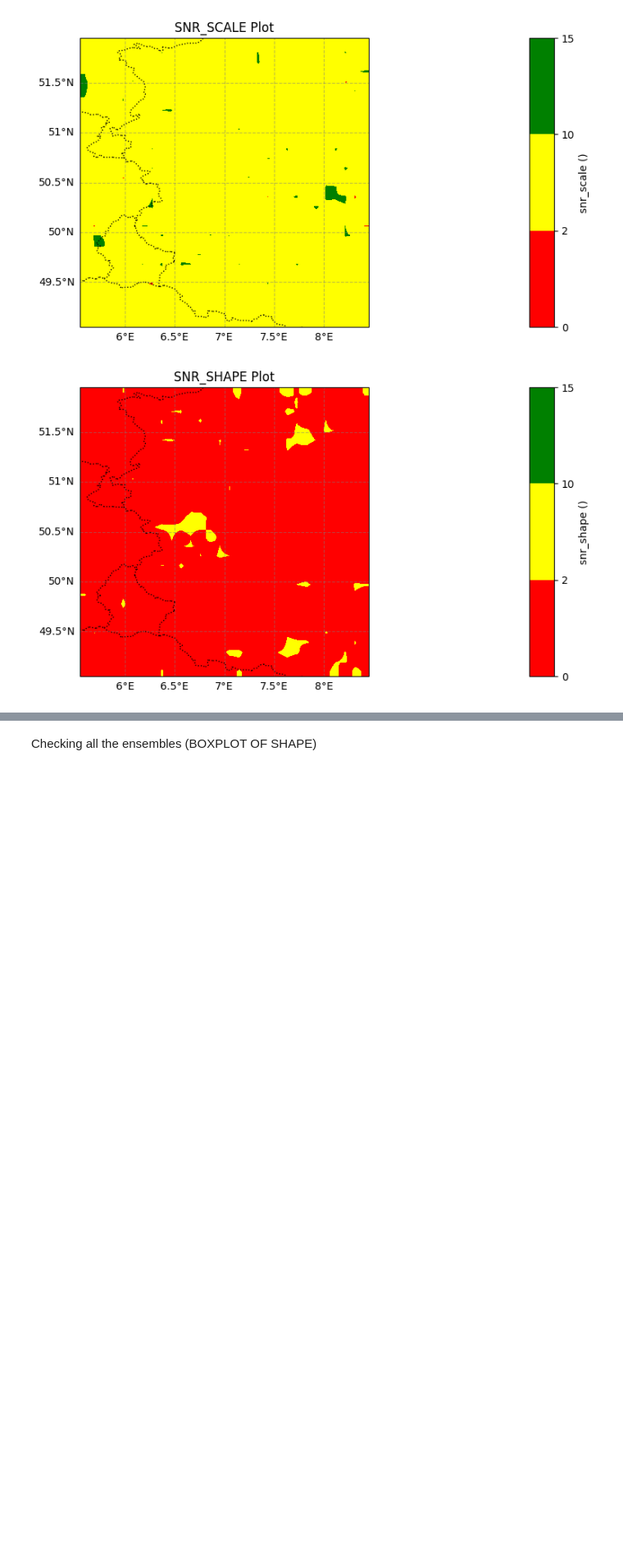
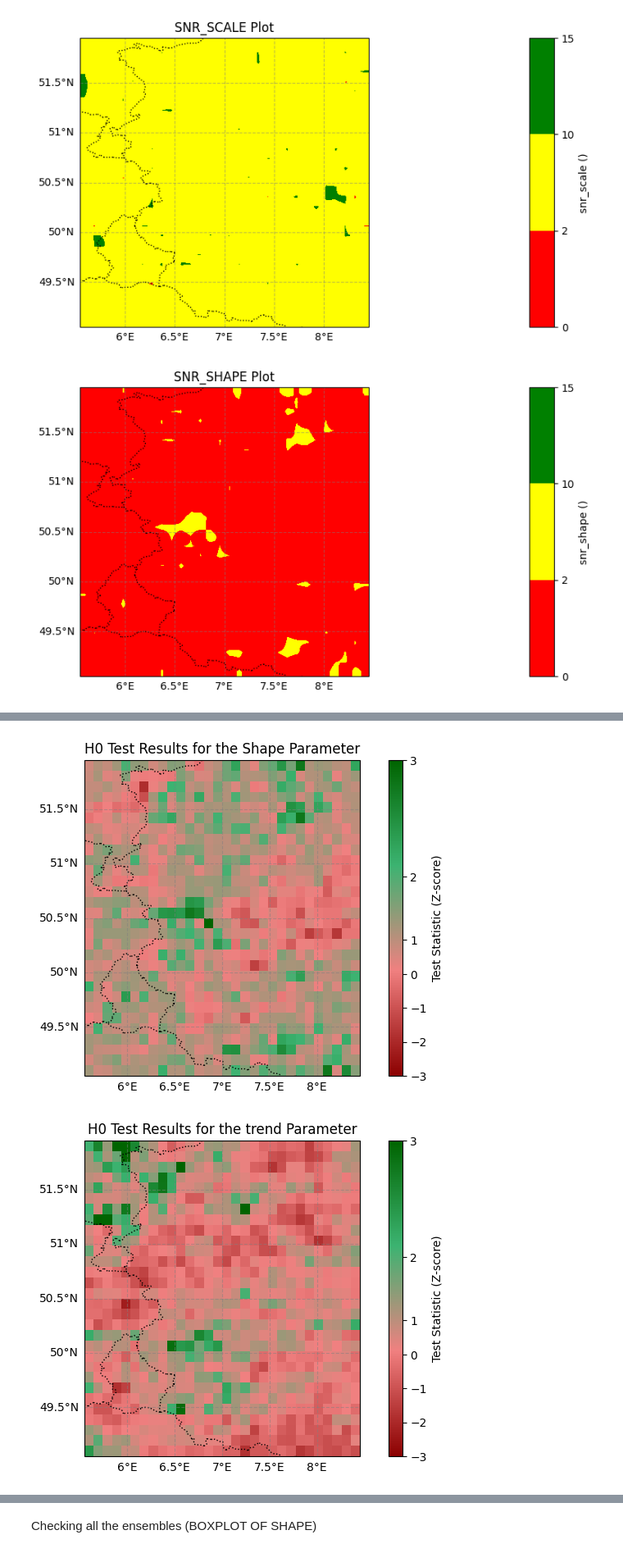
Before and after one commit to RPGSynth/EVT_Univariate, a Jupyter notebook: Exploration/main.ipynb, the cells around one changed output, grey strips where cells are left out. Shown at 82% size. Drawn from its saved outputs; the diff is of its cells as text; code cells hidden in the pictures; blank space fills up the shorter version.

```diff
--- a/Exploration/main.ipynb
+++ b/Exploration/main.ipynb
@@ -908,7 +1068,7 @@ plot_datacube(
 [figure]
 [figure]
 # %%
-def fit_gev_model_with_t_statistic(ds, exog={}, h0_loc=0, h0_scale=0, h0_shape=0):
+def fit_gev_model_with_t_statistic(ds, exog={'location':EOBS["tempanomalyMean"]}, h0_loc=0, h0_scale=0, h0_shape=0):
     """
     Fit a GEV model to each spatial pixel's time series of prmax values,
     compute the t-statistic for each parameter against user-defined null hypothesis values (H0),
@@ -925,9 +1085,9 @@ def fit_gev_model_with_t_statistic(ds, exog={}, h0_loc=0, h0_scale=0, h0_shape=0
     xarray.Dataset: A binary Dataset (0 or 1) indicating whether H0 is true for each parameter.
     """
     # Initialize arrays to store binary results for each parameter
-    shape_h0 = np.full((ds.dims['lat'], ds.dims['lon']), 0)
-    location_h0 = np.full((ds.dims['lat'], ds.dims['lon']), 0)
-    scale_h0 = np.full((ds.dims['lat'], ds.dims['lon']), 0)
+    shape_h0 = np.full((ds.dims['lat'], ds.dims['lon']), np.nan)
+    location_h0 = np.full((ds.dims['lat'], ds.dims['lon']), np.nan)
+    scale_h0 = np.full((ds.dims['lat'], ds.dims['lon']), np.nan)
 
     # Loop over each spatial pixel
     for i, lat in enumerate(ds['lat'].values):
@@ -946,16 +1106,16 @@ def fit_gev_model_with_t_statistic(ds, exog={}, h0_loc=0, h0_scale=0, h0_shape=0
                 se_params = fit_result.SE()  # Standard errors for all parameters
 
                 # Compute t-statistics for each parameter
-                t_shape = (theta_hat[2] - h0_shape) / se_params[2] if se_params[2] > 0 else np.nan
-                t_location = (theta_hat[0] - h0_loc) / se_params[0] if se_params[0] > 0 else np.nan
-                t_scale = (theta_hat[1] - h0_scale) / se_params[1] if se_params[1] > 0 else np.nan
+                t_shape = (theta_hat[3] - h0_shape) / se_params[3] if se_params[3] > 0 else np.nan
+                t_location = (theta_hat[1] - h0_loc) / se_params[1] if se_params[1] > 0 else np.nan
+                t_scale = (theta_hat[2] - h0_scale) / se_params[1] if se_params[1] > 0 else np.nan
 
                 # Compute critical value for two-tailed test (95% confidence level)
                 critical_value = 2
 
                 # Store results as 1 if H0 cannot be rejected (|t| < critical_value)
-                shape_h0[i, j] = 0 if t_shape <= critical_value else 1
-                location_h0[i, j] = 0 if t_location <= critical_value else 1
+                shape_h0[i, j] = t_shape
+                location_h0[i, j] = t_location
                 scale_h0[i, j] = 0 if t_scale <= critical_value else 1
 
     # Create a Dataset to store the binary results
@@ -974,6 +1134,6 @@ def fit_gev_model_with_t_statistic(ds, exog={}, h0_loc=0, h0_scale=0, h0_shape=0
     return h0_test_results_ds
 
 
-h0_test_results = fit_gev_model_with_t_statistic(EOBS_blockmax_grid,h0_loc=70,h0_scale=12,h0_shape=0)
+h0_test_results = fit_gev_model_with_t_statistic(EOBS_blockmax_grid,h0_loc=0,h0_scale=12,h0_shape=0)
 h0_test_results
 # %% [output]
@@ -1012,3 +1149,49 @@ plot_datacube(
+# %%
+import matplotlib.colors as colors
+import matplotlib.pyplot as plt
+import numpy as np
+
+# Critical value for the 95% percentile of the normal distribution
+critical_value = 1.645  # Z-score for 95% in one-tailed normal distribution
+
+# Define a custom colormap for the continuum
+cmap = colors.LinearSegmentedColormap.from_list(
+    'critical_red_green',  # Name of the colormap
+    ['darkred', 'lightcoral', 'mediumseagreen', 'darkgreen'],  # Gradient from red to green
+)
+
+# Define normalization for the colormap
+norm = colors.TwoSlopeNorm(
+    vmin=-3,  # Minimum Z-score
+    vcenter=critical_value,  # Critical value for transition
+    vmax=3   # Maximum Z-score
+)
+
+
+# Plot using the custom colormap
+plot_datacube(
+    h0_test_results,
+    variable='shape_h0',
+    cmap=cmap,
+    norm=norm,
+    title="H0 Test Results for the Shape Parameter",
+    label="Test Statistic (Z-score)"
+)
+# Display the plot
+plt.show()
+
+plot_datacube(
+    h0_test_results,
+    variable='location_h0',
+    cmap=cmap,
+    norm=norm,
+    title="H0 Test Results for the trend Parameter",
+    label="Test Statistic (Z-score)"
+)
+plt.show()
+# %% [output]
+[figure, added]
+[figure, added]
 # %%
 df = EOBS_gev_grid.to_dataframe().reset_index()
 
```
Also changed, not shown: parts of 20 cells of this notebook.
